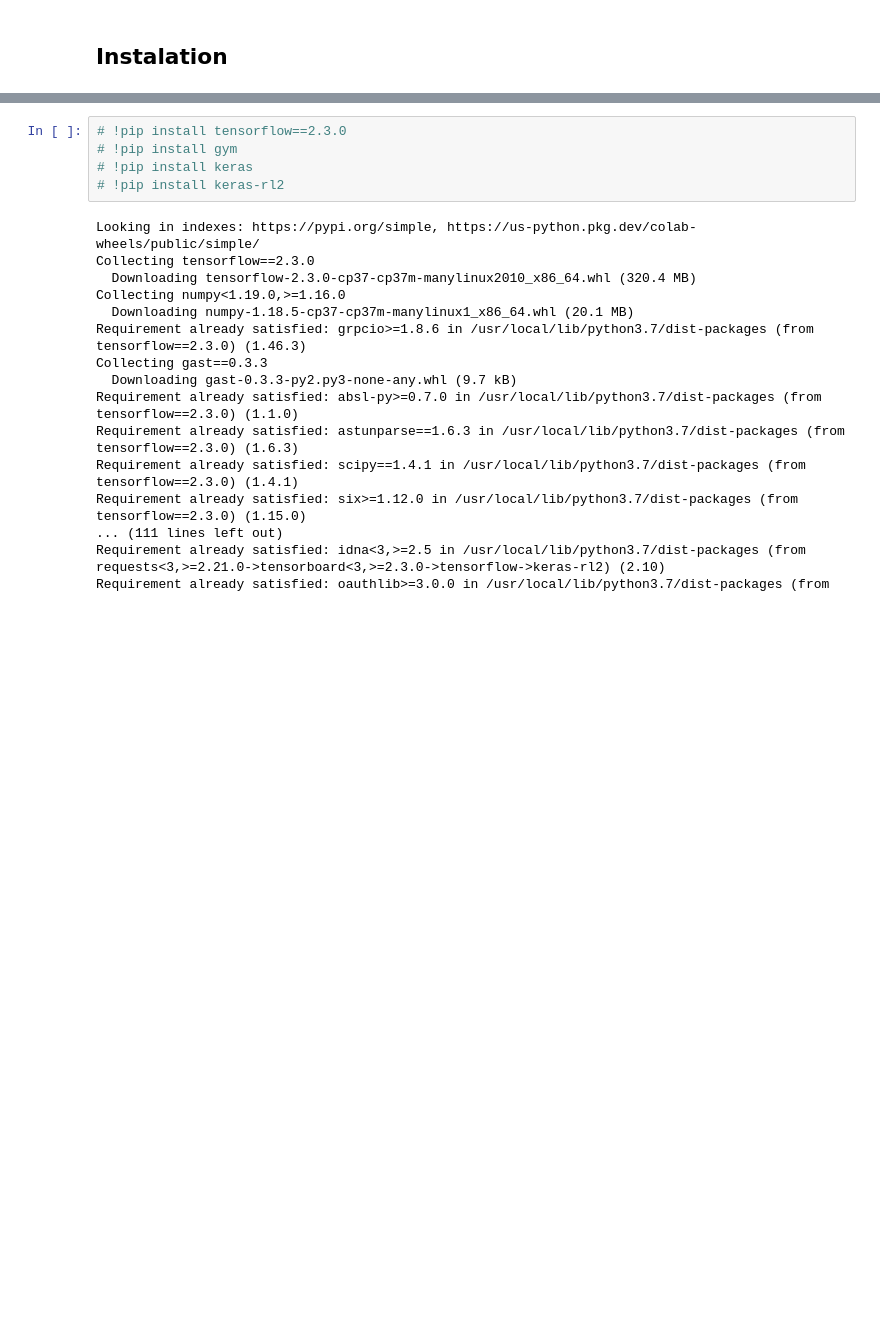
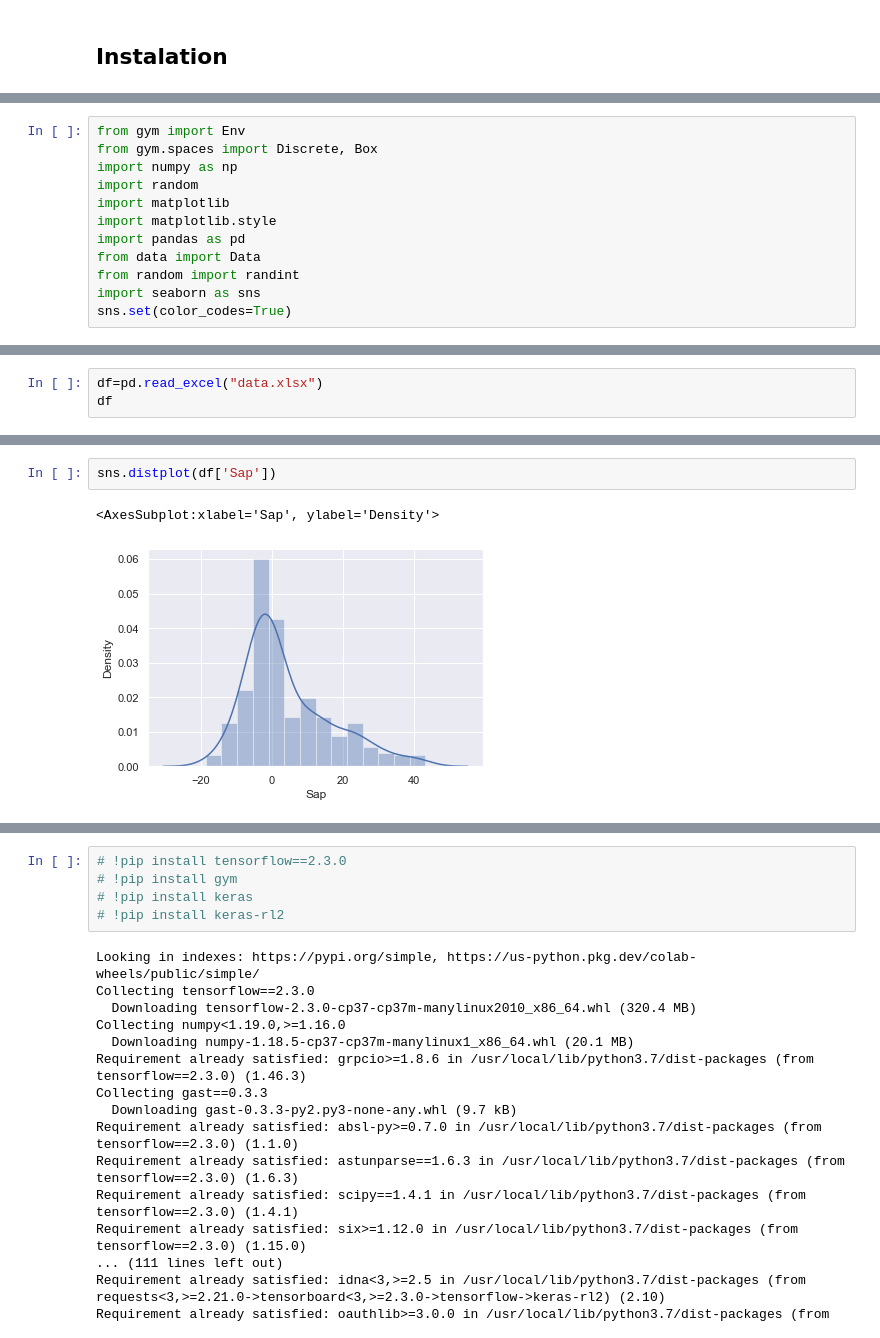
Before and after one commit to oussema321/Reinforcement-learning-for-water-irrigation, a Jupyter notebook: waterirrigation.ipynb, the cells around one changed output, grey strips where cells are left out. Cells and saved outputs as stored; diff of their text form; blank space fills up the shorter version.

```diff
--- a/waterirrigation.ipynb
+++ b/waterirrigation.ipynb
@@ -2,0 +30,12 @@
+# %%
+from gym import Env
+from gym.spaces import Discrete, Box
+import numpy as np
+import random
+import matplotlib
+import matplotlib.style
+import pandas as pd
+from data import Data
+from random import randint
+import seaborn as sns
+sns.set(color_codes=True)
@@ -2,0 +47,3 @@
+# %%
+df=pd.read_excel("data.xlsx")
+df
@@ -2,0 +97,5 @@
+# %%
+sns.distplot(df['Sap'])
+# %% [output]
+<AxesSubplot:xlabel='Sap', ylabel='Density'>
+[figure, added]
```
Also changed, not shown: parts of 31 cells of this notebook.
